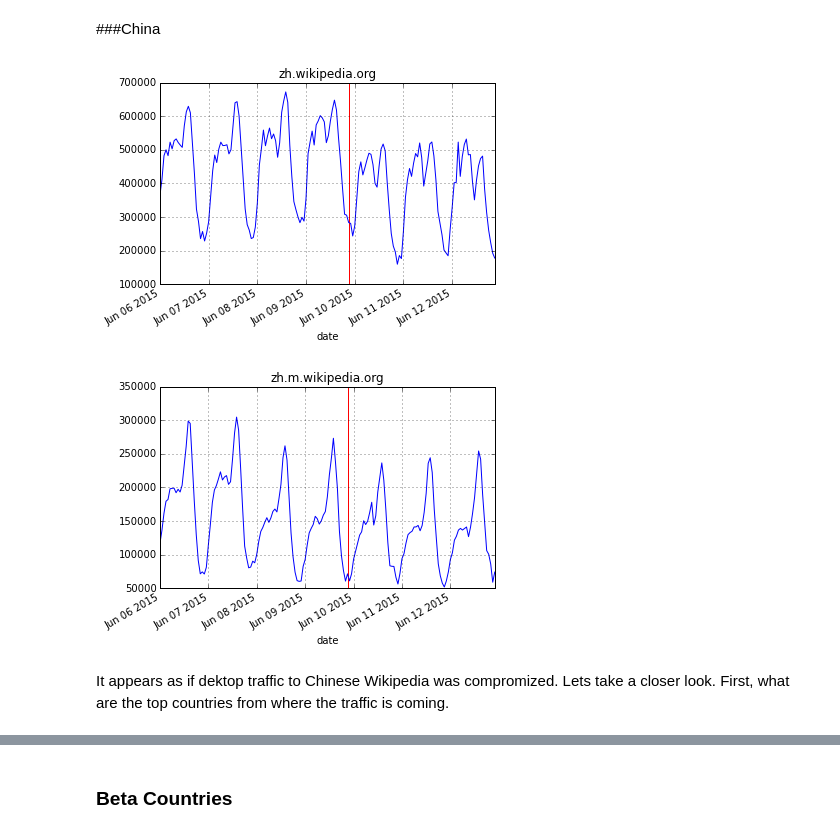
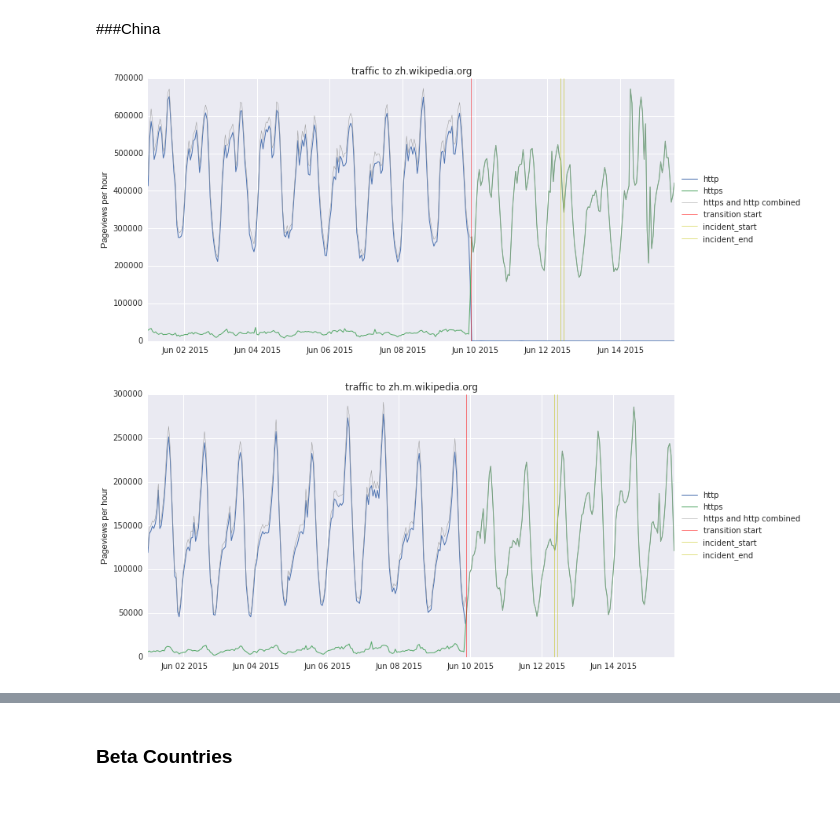
Before and after one commit to ewulczyn/wiki-misc, a Jupyter notebook: https_transition/https_transition.ipynb, the cells around one changed output, grey strips where cells are left out. Drawn from its saved outputs; the diff is of its cells as text; code cells hidden in the pictures; blank space fills up the shorter version.

Commit message:
refresh of https analysis

```diff
--- a/https_transition/https_transition.ipynb
+++ b/https_transition/https_transition.ipynb
@@ -126,10 +114,42 @@ def plot_disaggregation(df, uri_host, country, access_method, agent_type, time =
+# %%
+def plot_pageviews(df, times, host=None, country=None, access=None, agent=None):
+    d = df.copy()
+    title = 'traffic'
+    if agent:
+        d = d[d['agent_type'] == agent]
+        title += ' from %ss' % agent
+    if host:
+        d = d[d['uri_host'] == host]
+        title += ' to %s' % host
+    if country:
+        d = d[d['country'] == country]
+        title += ' from %s' % country
+    if access:
+        d = d[d['access_method'] == access]
+        title+= ' via %s device' % access
+
+    dhttps = d[d['https'] == 1 ].groupby('date').sum()
+    dhttp = d[d['https'] !=1 ].groupby('date').sum()
+    d = d.groupby('date').sum()
+
+    plt.figure(figsize=(12,6))
+    plt.plot(dhttp.index, dhttp['n'], label = 'http', linewidth=1.0)
+    plt.plot(dhttps.index, dhttps['n'], label = 'https', linewidth=1.0)
+    plt.plot(d.index, d['n'], label = 'https and http combined', linewidth = 0.5, color = '0.6')
+
+    for label, time, color in times:
+        plt.axvline(time, color=color, label = label, linewidth=0.5)
+    plt.title( title)
+    plt.legend(loc='center left', bbox_to_anchor=(1, 0.5))
+    plt.ylabel('Pageviews per hour')
 # %%
 # Load the data
-df = pd.read_csv('http_transition.tsv', sep = '\t')
+df = pd.read_csv('http_transition2.tsv', sep = '\t')
 def make_date(d):
     return datetime(year=d['year'], month=d['month'], day=d['day'], hour =d['hour'])
 df['date'] = df.apply(make_date, axis=1)
-df['n'] = df['n'] * 64
+df['n'] = df['n'] * 64 # the data was sampled at rate 1:64
+df = df[df['http_status'] == 200]
 # %% [markdown]
 #Analysis
 # %% [markdown]
@@ -141,10 +161,8 @@ First lets look at pageviews broken down by the host. We will examine first the
 # %% [markdown]
 ###China
 # %%
-plot_project(df, 'zh.wikipedia.org', china_start)
-plot_project(df, 'zh.m.wikipedia.org', china_start)
+plot_pageviews(df, china_times, host = 'zh.wikipedia.org')
+plot_pageviews(df, china_times, host = 'zh.m.wikipedia.org')
 # %% [output]
-[figure, old version]
+[figure, new version]
-[figure, old version]
+[figure, new version]
-# %% [markdown]
-It appears as if dektop traffic to Chinese Wikipedia was compromized. Lets take a closer look. First, what are the top countries from where the traffic is coming.
```
Also changed, not shown: parts of 37 cells of this notebook.
